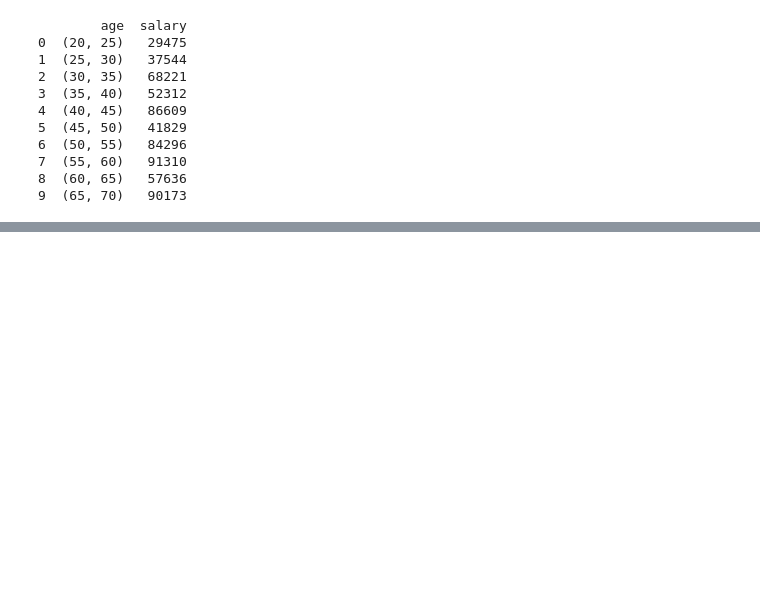
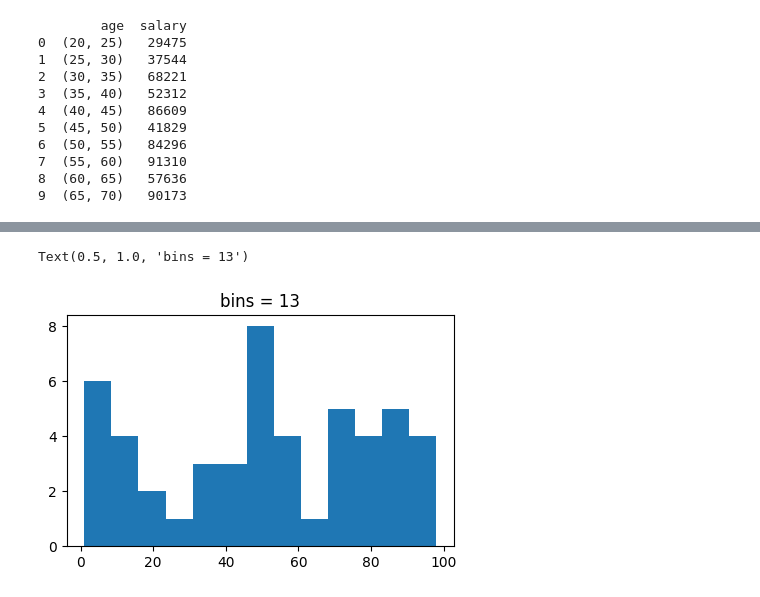
Before and after one commit to AnujaNamboodiri/Statistics, a Jupyter notebook: measures_of_central_tendency.ipynb, the cells around one changed output, grey strips where cells are left out. Cells and saved outputs as stored; diff of their text form; code cells hidden in the pictures; blank space fills up the shorter version.

Commit message:
methods to calculate bin count

```diff
--- a/measures_of_central_tendency.ipynb
+++ b/measures_of_central_tendency.ipynb
@@ -99,0 +101,12 @@ print(grouped_data)
+# %%
+# Sample dataset with n observations
+
+def sample (no_of_observations):
+    x = list(range(1,no_of_observations+1))
+    freq = np.random.randint(1,100,no_of_observations)
+    sample = {x[i]: freq[i] for i in range(len(x))}
+    sample_df = pd.DataFrame(sample.items(), columns=['x', 'freq'])
+    return sample_df
+
+sample_df = sample(no_of_observations=100)
+sample_df.head(5)
@@ -99,0 +136,11 @@ print(grouped_data)
+# %%
+no_of_observations = 50
+dist =  sample(no_of_observations)
+bin_count = int(1 + 3.322*(np.log(no_of_observations)))
+
+fig = plt.figure(figsize=(5,3))
+plt.hist(x=dist['freq'],bins=bin_count)
+plt.title(f'bins = {bin_count}')
+# %% [output]
+Text(0.5, 1.0, 'bins = 13')
+[figure, added]
```
Also changed, not shown: parts of 8 cells of this notebook.
